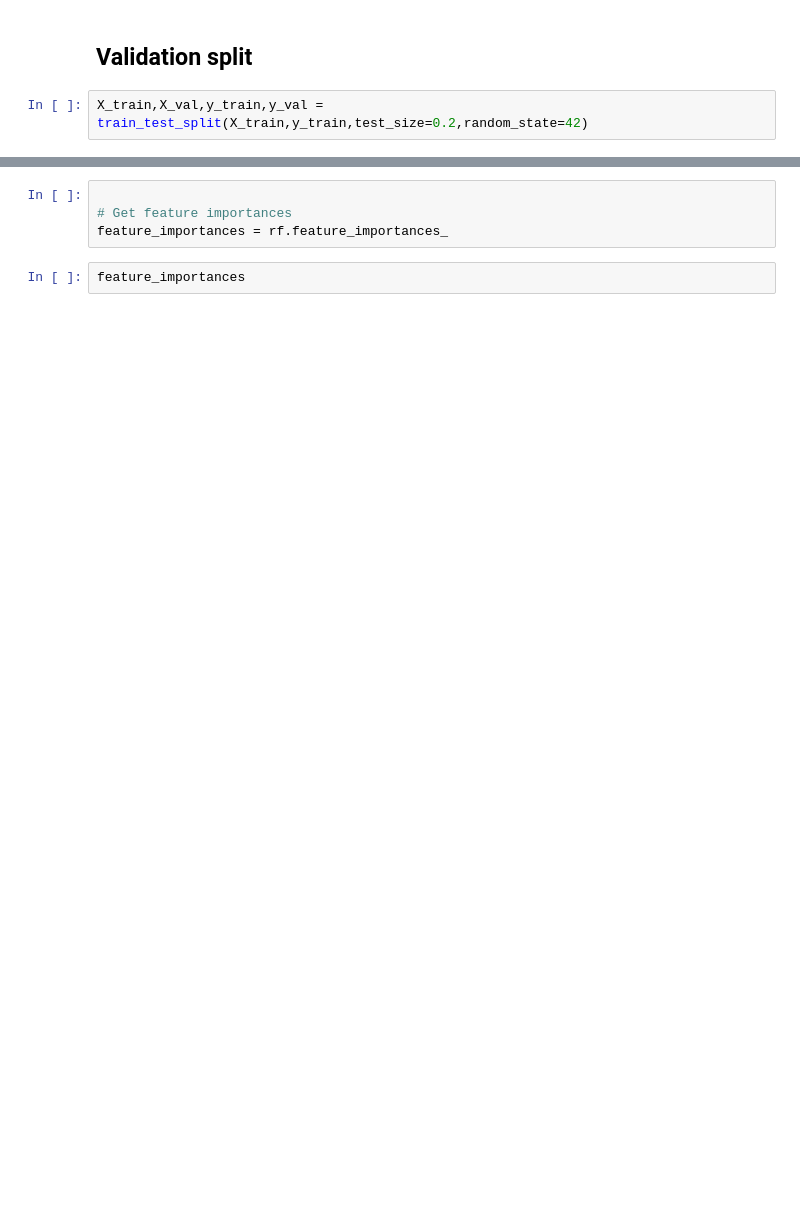
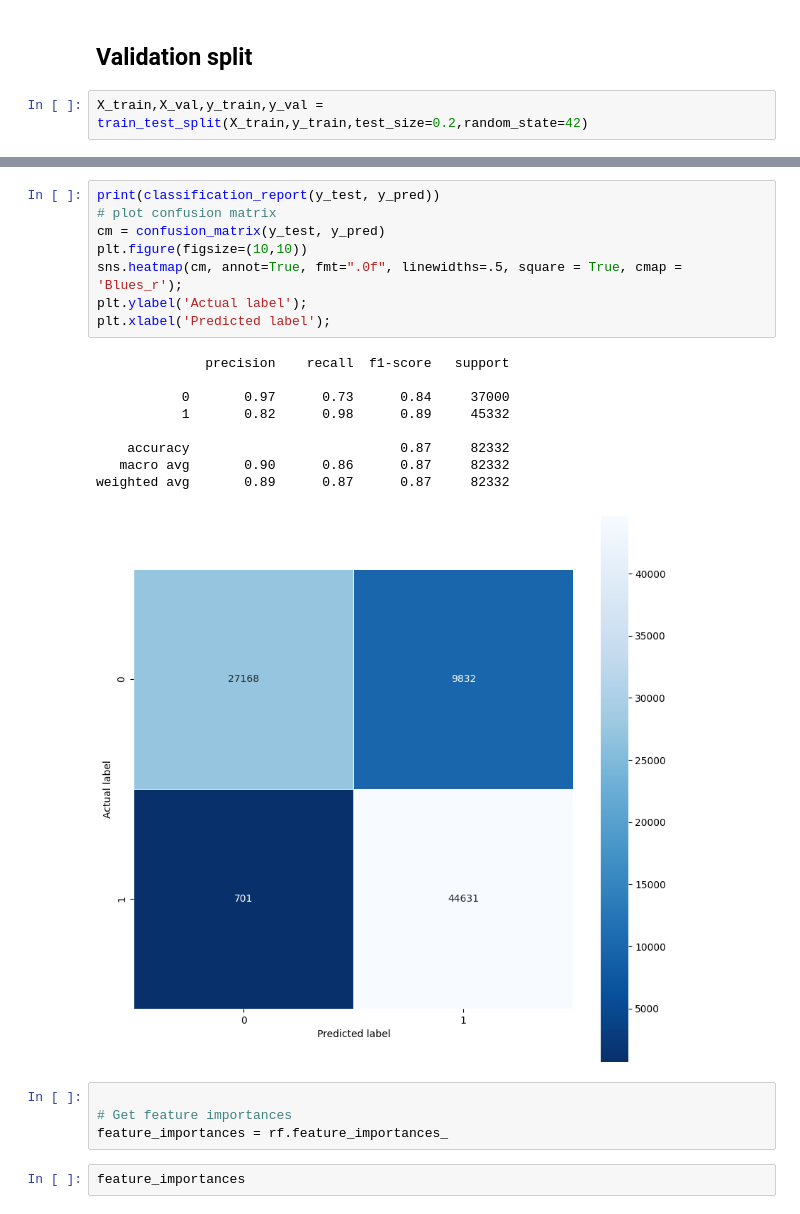
Before and after one commit to SukhmeetSingh2002/IDS-Project, a Jupyter notebook: code/code.ipynb, the cells around one changed output, grey strips where cells are left out. Saved outputs shown, nothing was run; the diff lists cells and outputs as text; blank space fills up the shorter version.

```diff
--- a/code/code.ipynb
+++ b/code/code.ipynb
@@ -308,3 +179,21 @@ Accuracy: 0.8990310309625245
+# %%
+print(classification_report(y_test, y_pred))
+# plot confusion matrix
+cm = confusion_matrix(y_test, y_pred)
+plt.figure(figsize=(10,10))
+sns.heatmap(cm, annot=True, fmt=".0f", linewidths=.5, square = True, cmap = 'Blues_r');
+plt.ylabel('Actual label');
+plt.xlabel('Predicted label');
+# %% [output]
+              precision    recall  f1-score   support
+
+           0       0.97      0.73      0.84     37000
+           1       0.82      0.98      0.89     45332
+
+    accuracy                           0.87     82332
+   macro avg       0.90      0.86      0.87     82332
+weighted avg       0.89      0.87      0.87     82332
+[figure, added]
 # %%
 
 # Get feature importances
```
Also changed, not shown: parts of 52 cells of this notebook, 10 other files.
